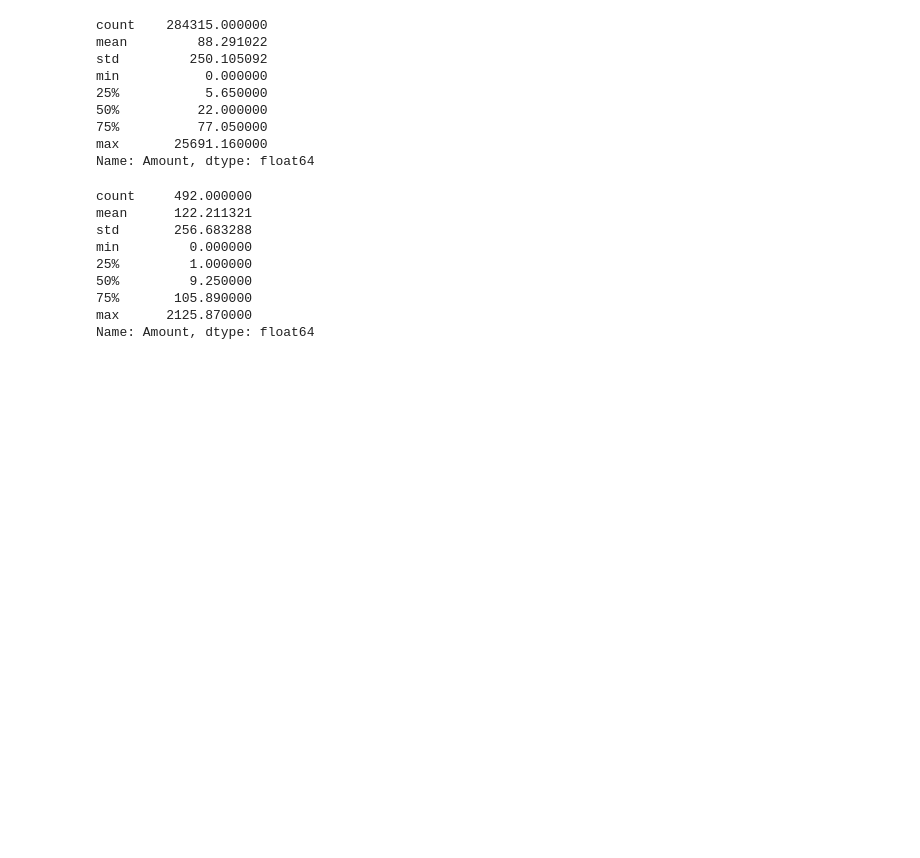
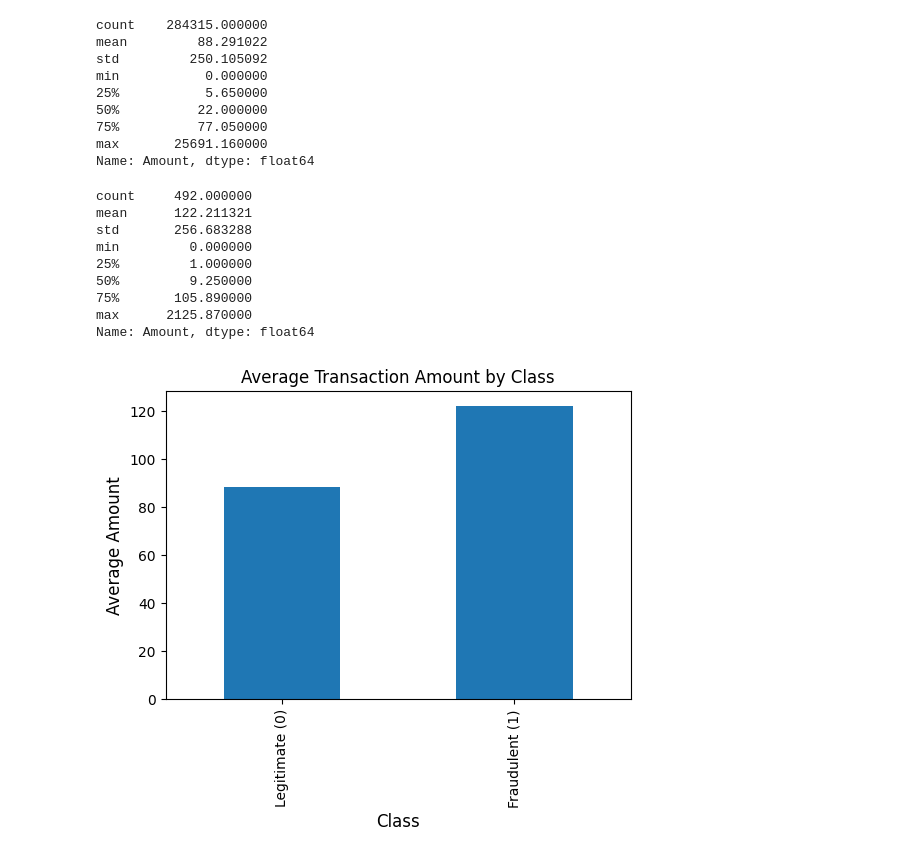
Before and after one commit to Vanshaj14Mohan/Credit-Card-Fraud-Detection-Project, a Jupyter notebook: Files/main.ipynb, the cells around one changed output. Drawn from its saved outputs; the diff is of its cells as text; code cells hidden in the pictures; blank space fills up the shorter version.

```diff
--- a/Files/main.ipynb
+++ b/Files/main.ipynb
@@ -183,3 +183,13 @@ min         0.000000
 75%       105.890000
 max      2125.870000
 Name: Amount, dtype: float64
+# %%
+# Compare the distribution of transaction amounts for both classes
+df.groupby("Class")["Amount"].mean().plot(kind="bar", figsize=(6,4))
+plt.title("Average Transaction Amount by Class")
+plt.xticks(ticks=[0, 1], labels=['Legitimate (0)', 'Fraudulent (1)'])
+plt.xlabel("Class", fontsize=12)
+plt.ylabel("Average Amount", fontsize=12)
+plt.show()
+# %% [output]
+[figure, added]
```
Also changed, not shown: parts of 2 cells of this notebook.
